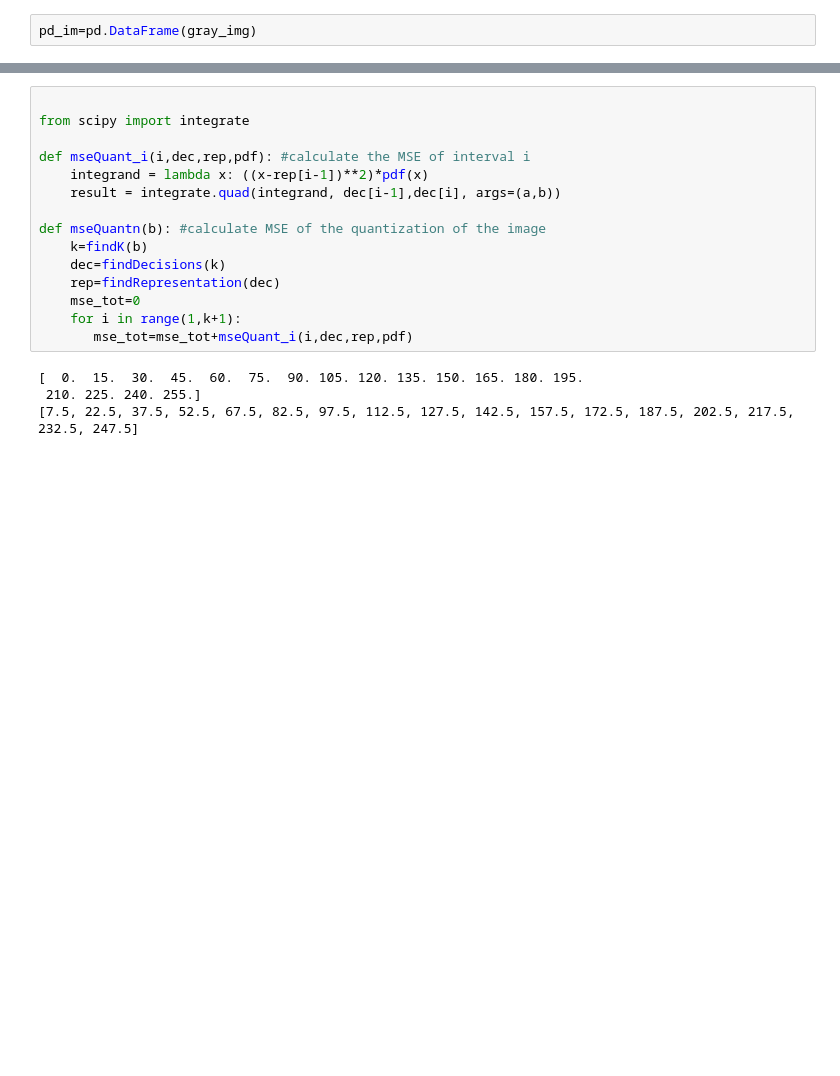
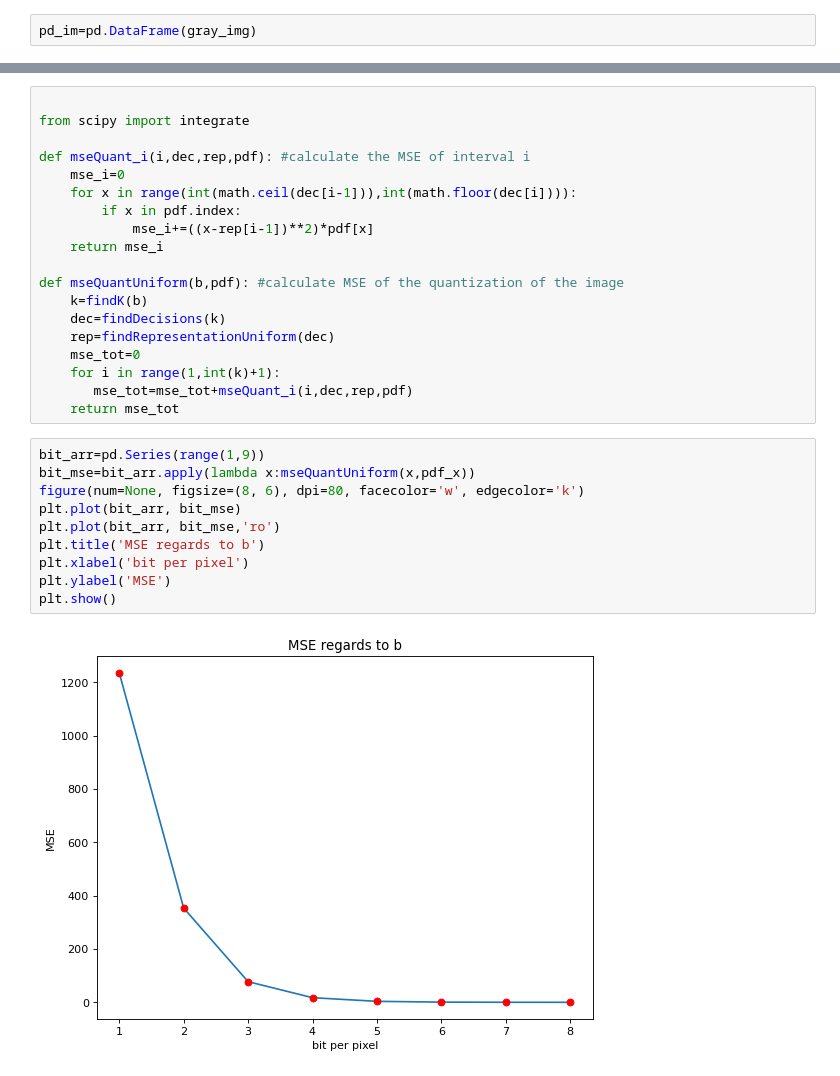
Before and after one commit to nir6760/hw1SignalProcessing, a Jupyter notebook: hw1.ipynb, the cells around one changed output, grey strips where cells are left out. Drawn from its saved outputs; the diff is of its cells as text; blank space fills up the shorter version.

```diff
--- a/hw1.ipynb
+++ b/hw1.ipynb
@@ -66,17 +58,29 @@ def findRepresentation(decision_arr): #find representations levels
 from scipy import integrate
 
 def mseQuant_i(i,dec,rep,pdf): #calculate the MSE of interval i
-    integrand = lambda x: ((x-rep[i-1])**2)*pdf(x)
-    result = integrate.quad(integrand, dec[i-1],dec[i], args=(a,b))
+    mse_i=0
+    for x in range(int(math.ceil(dec[i-1])),int(math.floor(dec[i]))):
+        if x in pdf.index:
+            mse_i+=((x-rep[i-1])**2)*pdf[x]
+    return mse_i
 
-def mseQuantn(b): #calculate MSE of the quantization of the image
+def mseQuantUniform(b,pdf): #calculate MSE of the quantization of the image
     k=findK(b)
     dec=findDecisions(k)
-    rep=findRepresentation(dec)
+    rep=findRepresentationUniform(dec)
     mse_tot=0
-    for i in range(1,k+1):
+    for i in range(1,int(k)+1):
        mse_tot=mse_tot+mseQuant_i(i,dec,rep,pdf)
+    return mse_tot
-# %% [output]
-[  0.  15.  30.  45.  60.  75.  90. 105. 120. 135. 150. 165. 180. 195.
- 210. 225. 240. 255.]
-[7.5, 22.5, 37.5, 52.5, 67.5, 82.5, 97.5, 112.5, 127.5, 142.5, 157.5, 172.5, 187.5, 202.5, 217.5, 232.5, 247.5]
+# %%
+bit_arr=pd.Series(range(1,9))
+bit_mse=bit_arr.apply(lambda x:mseQuantUniform(x,pdf_x))
+figure(num=None, figsize=(8, 6), dpi=80, facecolor='w', edgecolor='k')
+plt.plot(bit_arr, bit_mse)
+plt.plot(bit_arr, bit_mse,'ro')
+plt.title('MSE regards to b')
+plt.xlabel('bit per pixel')
+plt.ylabel('MSE')
+plt.show()
+# %% [output]
+[figure, added]
```
Also changed, not shown: parts of 24 cells of this notebook.
